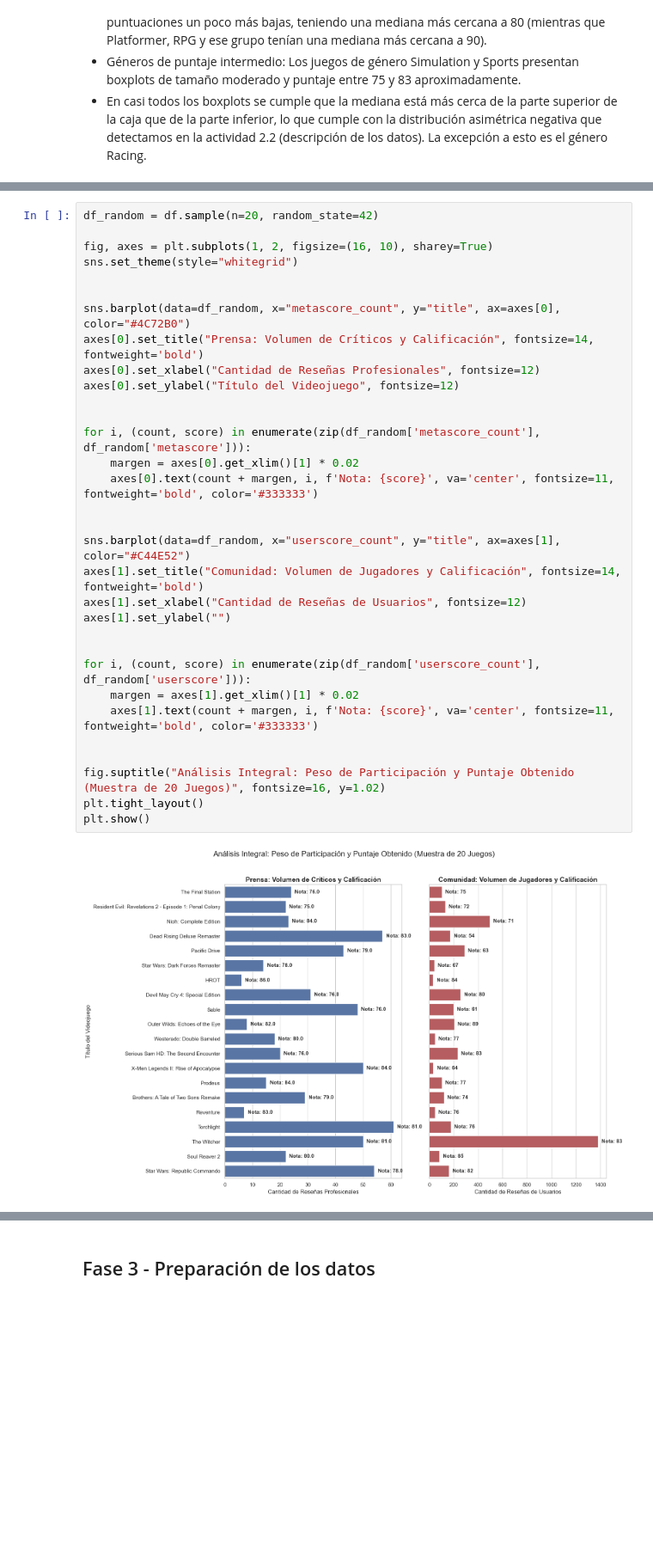
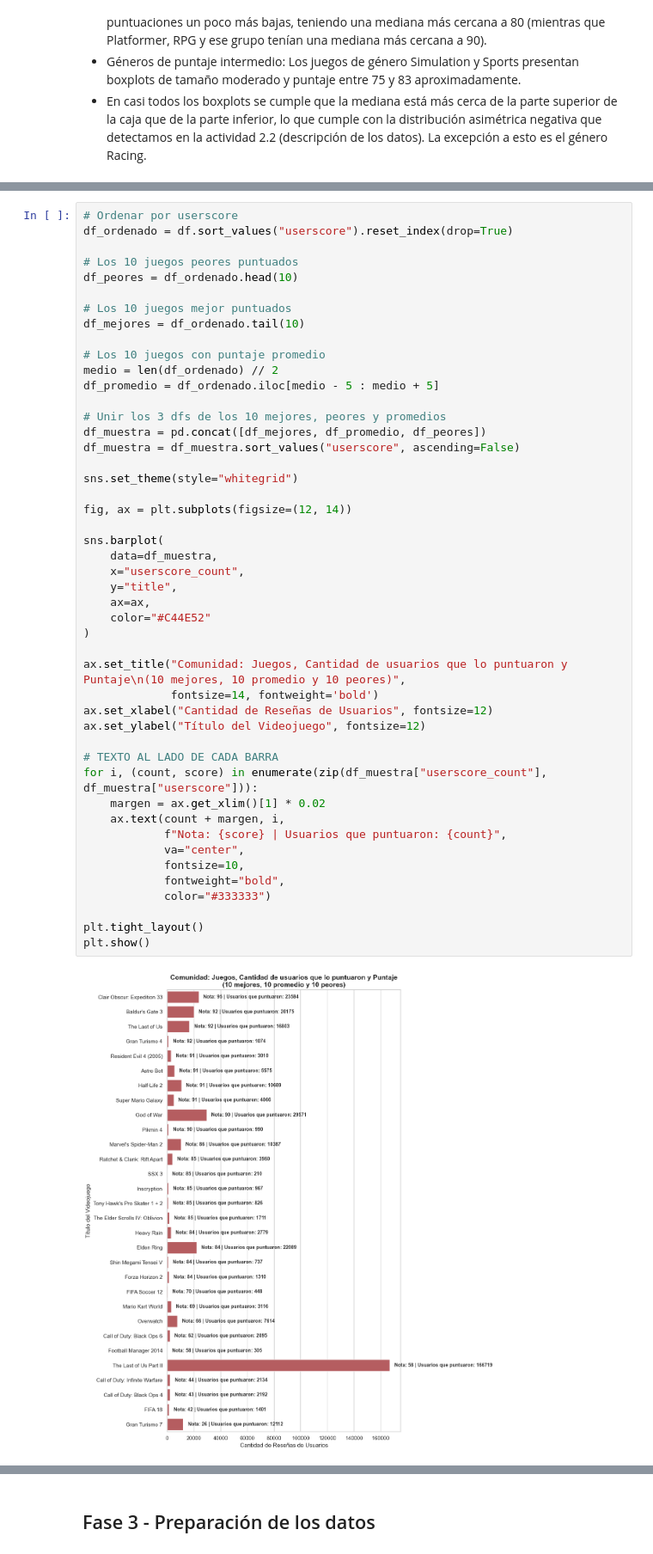
Before and after one commit to SantiagoCiaponi/data-science, a Jupyter notebook: notebooks/data_mining.ipynb, the cells around one changed output, grey strips where cells are left out. Shown at 86% size. Drawn from its saved outputs; the diff is of its cells as text; blank space fills up the shorter version.

```diff
--- a/notebooks/data_mining.ipynb
+++ b/notebooks/data_mining.ipynb
@@ -1112,34 +1062,49 @@ Este análisis se desglosa desde las dos perspectivas clave del dataset: la Crí
 # %%
-df_random = df.sample(n=20, random_state=42)
+# Ordenar por userscore
+df_ordenado = df.sort_values("userscore").reset_index(drop=True)
 
-fig, axes = plt.subplots(1, 2, figsize=(16, 10), sharey=True)
+# Los 10 juegos peores puntuados
+df_peores = df_ordenado.head(10)
+
+# Los 10 juegos mejor puntuados
+df_mejores = df_ordenado.tail(10)
+
+# Los 10 juegos con puntaje promedio
+medio = len(df_ordenado) // 2
+df_promedio = df_ordenado.iloc[medio - 5 : medio + 5]
+
+# Unir los 3 dfs de los 10 mejores, peores y promedios
+df_muestra = pd.concat([df_mejores, df_promedio, df_peores])
+df_muestra = df_muestra.sort_values("userscore", ascending=False)
+
 sns.set_theme(style="whitegrid")
 
+fig, ax = plt.subplots(figsize=(12, 14))
 
-sns.barplot(data=df_random, x="metascore_count", y="title", ax=axes[0], color="#4C72B0")
-axes[0].set_title("Prensa: Volumen de Críticos y Calificación", fontsize=14, fontweight='bold')
-axes[0].set_xlabel("Cantidad de Reseñas Profesionales", fontsize=12)
-axes[0].set_ylabel("Título del Videojuego", fontsize=12)
+sns.barplot(
+    data=df_muestra,
+    x="userscore_count",
+    y="title",
+    ax=ax,
+    color="#C44E52"
+)
 
+ax.set_title("Comunidad: Juegos, Cantidad de usuarios que lo puntuaron y Puntaje\n(10 mejores, 10 promedio y 10 peores)",
+             fontsize=14, fontweight='bold')
+ax.set_xlabel("Cantidad de Reseñas de Usuarios", fontsize=12)
+ax.set_ylabel("Título del Videojuego", fontsize=12)
 
-for i, (count, score) in enumerate(zip(df_random['metascore_count'], df_random['metascore'])):
-    margen = axes[0].get_xlim()[1] * 0.02
-    axes[0].text(count + margen, i, f'Nota: {score}', va='center', fontsize=11, fontweight='bold', color='#333333')
+# TEXTO AL LADO DE CADA BARRA
+for i, (count, score) in enumerate(zip(df_muestra["userscore_count"], df_muestra["userscore"])):
+    margen = ax.get_xlim()[1] * 0.02
+    ax.text(count + margen, i,
+            f"Nota: {score} | Usuarios que puntuaron: {count}",
+            va="center",
+            fontsize=10,
+            fontweight="bold",
+            color="#333333")
 
-
-sns.barplot(data=df_random, x="userscore_count", y="title", ax=axes[1], color="#C44E52")
-axes[1].set_title("Comunidad: Volumen de Jugadores y Calificación", fontsize=14, fontweight='bold')
-axes[1].set_xlabel("Cantidad de Reseñas de Usuarios", fontsize=12)
-axes[1].set_ylabel("")
-
-
-for i, (count, score) in enumerate(zip(df_random['userscore_count'], df_random['userscore'])):
-    margen = axes[1].get_xlim()[1] * 0.02
-    axes[1].text(count + margen, i, f'Nota: {score}', va='center', fontsize=11, fontweight='bold', color='#333333')
-
-
-fig.suptitle("Análisis Integral: Peso de Participación y Puntaje Obtenido (Muestra de 20 Juegos)", fontsize=16, y=1.02)
 plt.tight_layout()
 plt.show()
 # %% [output]
-[figure, old version]
+[figure, new version]
```
Also changed, not shown: parts of 24 cells of this notebook, 1 other file.
